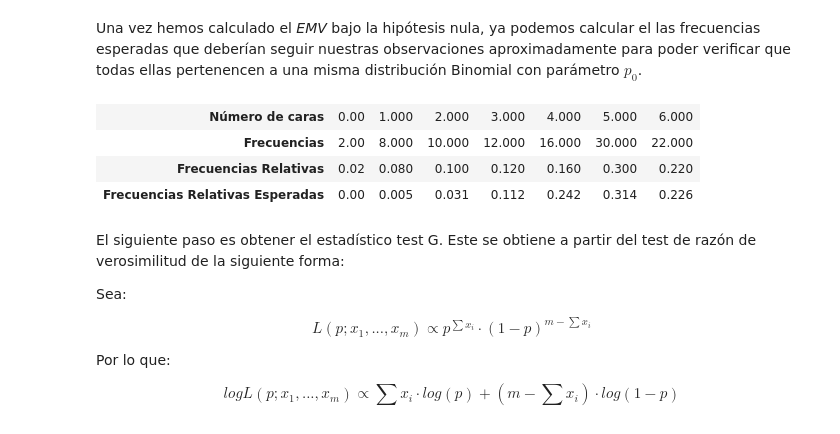
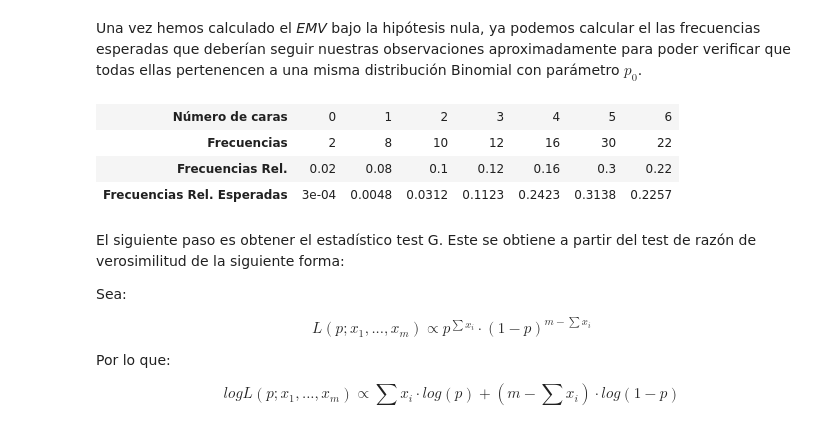
Before and after one commit to garciparedes/likelihood-exercises, a Jupyter notebook: task-1/notebook.ipynb, the cells around one changed output. Saved outputs shown, nothing was run; the diff lists cells and outputs as text; code cells hidden in the pictures.

```diff
--- a/task-1/notebook.ipynb
+++ b/task-1/notebook.ipynb
@@ -115,7 +118,7 @@ data.frame(p = seq(0, 1, by=0.001)) %>%
 # %% [markdown]
 Una vez definida la función de verosimilitud, basta con asignar unos valores frontera, junto con el valor inicial, para obtener el óptimo, así como el *hessiano*, a partir del cual aproximaremos la varianza del estimador $\hat{p}_0$.
 # %%
-opt <- optim(0.5, negative.loglhood,  hessian = TRUE,
+opt <- optim(runif(1), negative.loglhood,  hessian = TRUE,
              y = sum(coins$hits * coins$freq), m = m,
              lower = 10e-4, upper = 1-10e-4, method = "L-BFGS-B")
 # %%
@@ -135,16 +138,17 @@ coins <- coins %>%
     mutate(expected.freq.rel = dbinom(0:6, n(), p.zero.hat))
 # %%
 coins %>%
-    set_colnames(c('Número de caras', 'Frecuencias', 'Frecuencias Relativas',
-                   'Frecuencias Relativas Esperadas')) %>%
+    mutate_if(is.numeric, round, digits = 4) %>%
+    mutate_all(as.character) %>%
+    set_colnames(c('Número de caras', 'Frecuencias', 'Frecuencias Rel.',
+                   'Frecuencias Rel. Esperadas')) %>%
     t() %>%
-    round(digits = 3) %>%
     display()
 # %% [output]
-| Número de caras | 0.00 | 1.000 | 2.000 | 3.000 | 4.000 | 5.000 | 6.000 |
-| Frecuencias | 2.00 | 8.000 | 10.000 | 12.000 | 16.000 | 30.000 | 22.000 |
-| Frecuencias Relativas | 0.02 | 0.080 | 0.100 | 0.120 | 0.160 | 0.300 | 0.220 |
-| Frecuencias Relativas Esperadas | 0.00 | 0.005 | 0.031 | 0.112 | 0.242 | 0.314 | 0.226 |
+| Número de caras | 0 | 1 | 2 | 3 | 4 | 5 | 6 |
+| Frecuencias | 2 | 8 | 10 | 12 | 16 | 30 | 22 |
+| Frecuencias Rel. | 0.02 | 0.08 | 0.1 | 0.12 | 0.16 | 0.3 | 0.22 |
+| Frecuencias Rel. Esperadas | 3e-04 | 0.0048 | 0.0312 | 0.1123 | 0.2423 | 0.3138 | 0.2257 |
 # %% [markdown]
 El siguiente paso es obtener el estadístico test G. Este se obtiene a partir del test de razón de verosimilitud de la siguiente forma:
 
```
Also changed, not shown: parts of 17 cells of this notebook, 2 other files.
